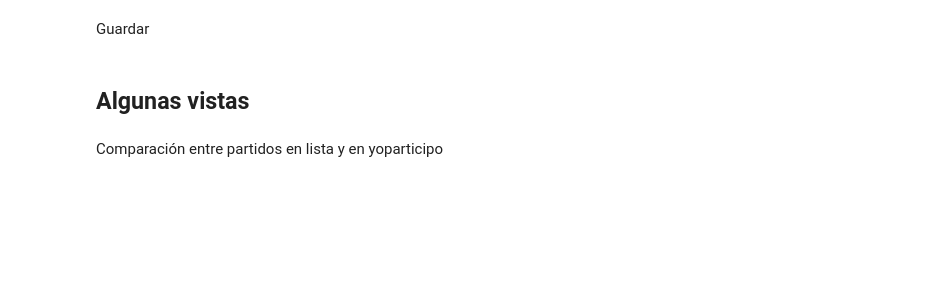
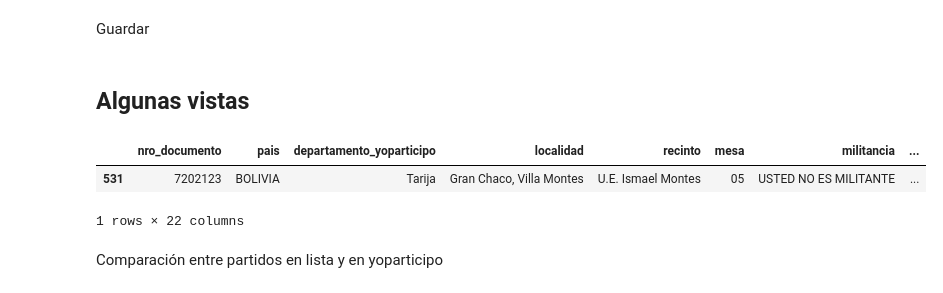
Before and after one commit to mauforonda/elecciones2025, a Jupyter notebook: candidaturas/yoparticipo.ipynb, the cells around one changed output. Saved outputs shown, nothing was run; the diff lists cells and outputs as text; code cells hidden in the pictures; blank space fills up the shorter version.

```diff
--- a/candidaturas/yoparticipo.ipynb
+++ b/candidaturas/yoparticipo.ipynb
@@ -211,6 +212,16 @@ Guardar
 yp.to_parquet("datos/yoparticipo.parquet")
 # %% [markdown]
 ## Algunas vistas
+# %%
+df = pd.read_parquet("datos/2025.parquet")
+consolidado = pd.merge(
+    yp, df, how="inner", on="nro_documento", suffixes=("_yoparticipo", "_listas")
+)
+consolidado.sample()
+# %% [output]
+|  | nro_documento | pais | departamento_yoparticipo | localidad | recinto | mesa | militancia | ... |
+| 531 | 7202123 | BOLIVIA | Tarija | Gran Chaco, Villa Montes | U.E. Ismael Montes | 05 | USTED NO ES MILITANTE | ... |
+1 rows × 22 columns
 # %% [markdown]
 Comparación entre partidos en lista y en yoparticipo
 # %%
```
Also changed, not shown: parts of 18 cells of this notebook, 1 other file.
